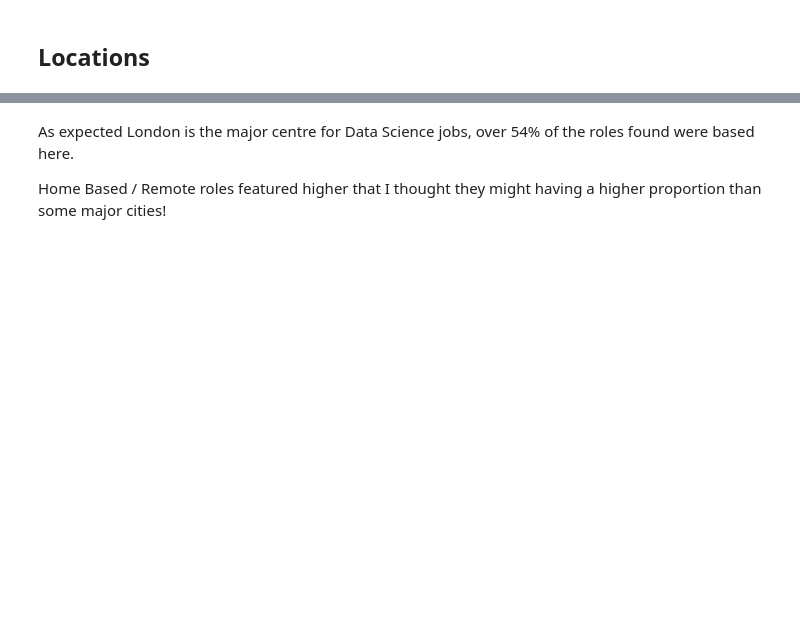
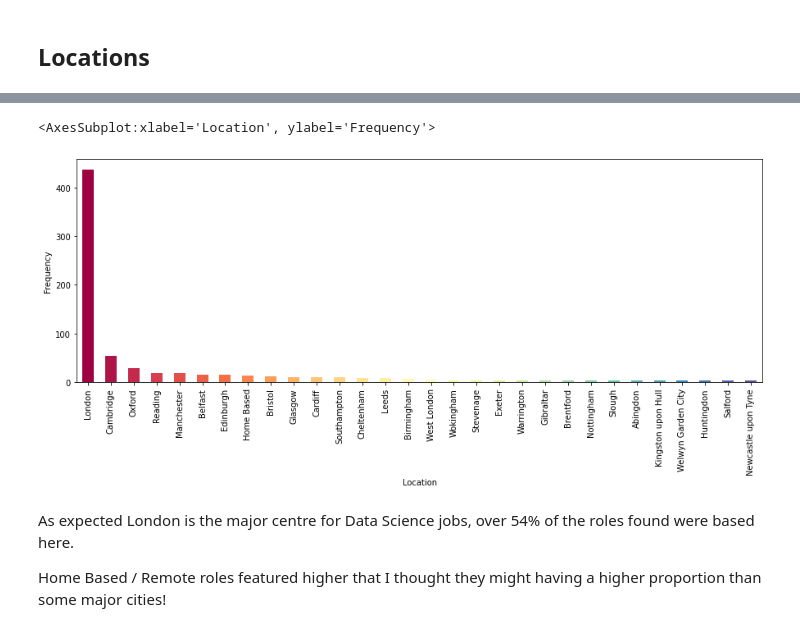
Before and after one commit to neilpmayhew/udacity-data-scientist-nd, a Jupyter notebook: 01-data-science-blog/uk-data-science-job-analysis.ipynb, the cells around one changed output, grey strips where cells are left out. Drawn from its saved outputs; the diff is of its cells as text; code cells hidden in the pictures; blank space fills up the shorter version.

```diff
--- a/01-data-science-blog/uk-data-science-job-analysis.ipynb
+++ b/01-data-science-blog/uk-data-science-job-analysis.ipynb
@@ -40,7 +45,7 @@ import json
 
     query = query.replace(' ','+')
 
-    pc_re = re.compile('\s+Page (?P<current_job_no>\d+) of (?P<job_count>\d+) jobs')
+    pc_re = re.compile('\s+Page (?P<current_job_no>[\d,]+) of (?P<job_count>[\d,]+) jobs')
 
     job_ids = []
 
@@ -54,8 +59,10 @@ import json
             result = pc_re.match(bs.select('#searchCountPages')[0].text)
 
             if result:
-                job_count = result.group('job_count')
+                job_count = result.group('job_count').replace(',','')
                 page_count = math.ceil(int(job_count)/50)
+            else:
+                raise Exception('Could not parse page_count/job_count')
         else:
             resp = requests.get(f'https://www.indeed.co.uk/jobs?q=data+scientist&limit=50&start={page*50}')
             bs = bs4.BeautifulSoup(resp.text, 'html.parser')
@@ -85,7 +92,7 @@ def scrape_indeed_job_details(job_id):
     job = {}
 
     job['job_id'] = job_id
-    job['json'] = str(job_json)
+    job['json'] = job_json
     job['title'] = job_json['jobTitle']
     job['hiring_organization'] = job_json['sicm']['cmN']
     job['location'] = job_json['jobLocation']
@@ -110,7 +117,7 @@ def scrape_indeed_job_details(job_id):
         job['job_type'] = np.nan
 
     try:
-        job['skills'] = job_json['dem']['de']
+        job['skills'] = job_json['dem']['de'] if len(job_json['dem']['de']) > 0 else np.nan
     except:
         job['skills'] = np.nan
 
@@ -118,8 +125,8 @@ def scrape_indeed_job_details(job_id):
 
     bs = bs4.BeautifulSoup(resp.text, 'html.parser')
     div = bs.find("div", {"id": "jobDescriptionText"})
-    job['job_description_html'] = div.encode_contents()
-    job['job_description'] = div.text
+    job['job_description_html'] = str(div)
+    job['job_description'] = div.get_text()
 
     return job
 # %% [markdown]
@@ -316,3 +346,13 @@ Name: location, dtype: float64
+# %%
+location_counts = df_job_details.location.value_counts()[:30]
+
+
+colour_spectrum = [plt.cm.Spectral(i/float(len(location_counts)-1)) for i in range(len(location_counts))]
+
+location_counts.plot(kind='bar',color=colour_spectrum,figsize=(15,5),xlabel='Location',ylabel='Frequency')
+# %% [output]
+<AxesSubplot:xlabel='Location', ylabel='Frequency'>
+[figure, added]
 # %% [markdown]
 As expected London is the major centre for Data Science jobs, over 54% of the roles found were based here.
 
```
Also changed, not shown: parts of 45 cells of this notebook.
